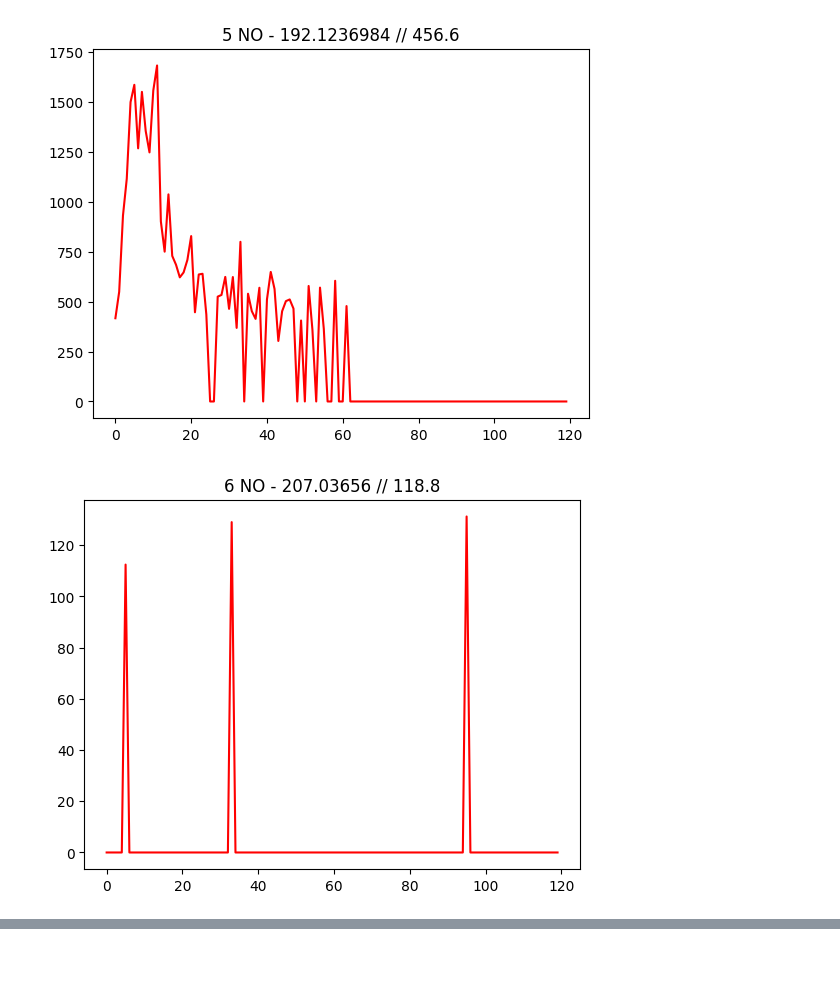
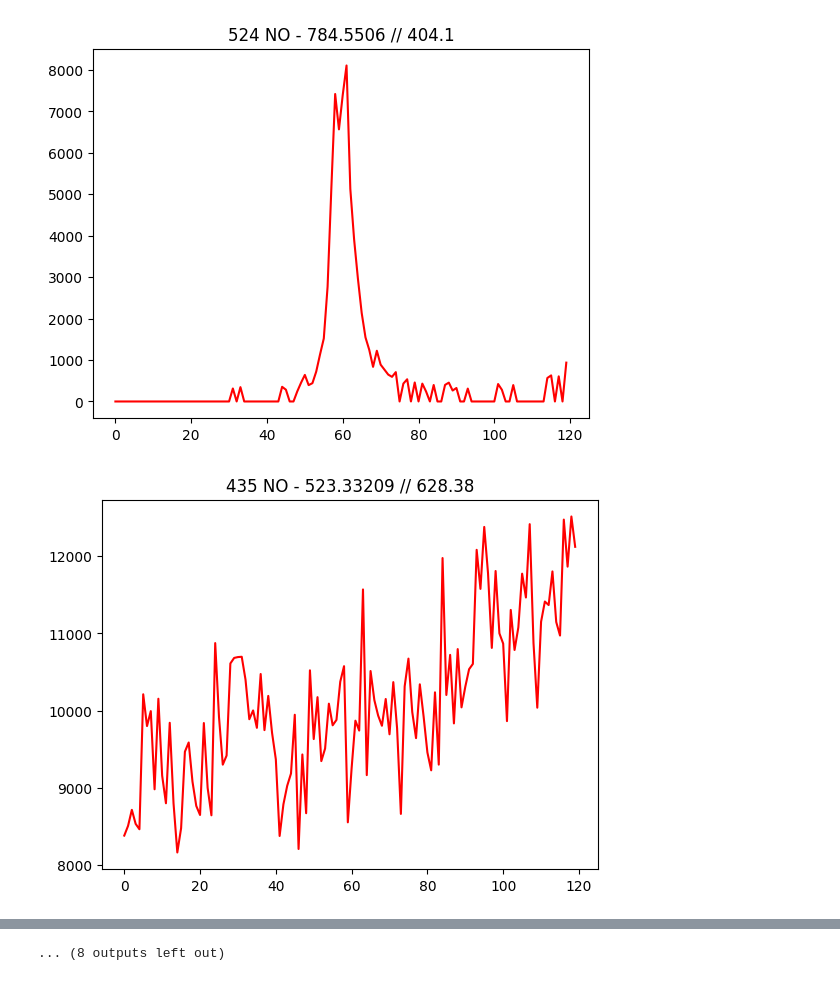
Before and after one commit to F4llis/metabo_tools, a Jupyter notebook: peak_annotation_train.ipynb, the cells around one changed output, grey strips where cells are left out. Saved outputs shown, nothing was run; the diff lists cells and outputs as text; code cells hidden in the pictures.

```diff
--- a/peak_annotation_train.ipynb
+++ b/peak_annotation_train.ipynb
@@ -72,8 +74,8 @@ y_ =  data[1]
 mz_ = data[2]
 rt_ =  data[3]
 
-
-for i in range(len(X_))[:10]:
+import random
+for i in random.sample(range(0,len(X_)),20):
     color = 'green' if y_[i] == 1 else 'red'
     yn = 'YES' if y_[i] == 1 else 'NO'
     plt.title(  str(i) + ' ' + yn + ' - ' + str(mz_[i]) + ' // ' + str(float(rt_[i])))
@@ -88,2 +90,2 @@ for i in range(len(X_))[:10]:
-[figure, old version]
+[figure, new version]
-[figure, old version]
+[figure, new version]
@@ -93 +97,2 @@ for i in range(len(X_))[:10]:
+... (8 outputs left out)
 # %%
```
Also changed, not shown: parts of 7 cells of this notebook, 1 other file.
